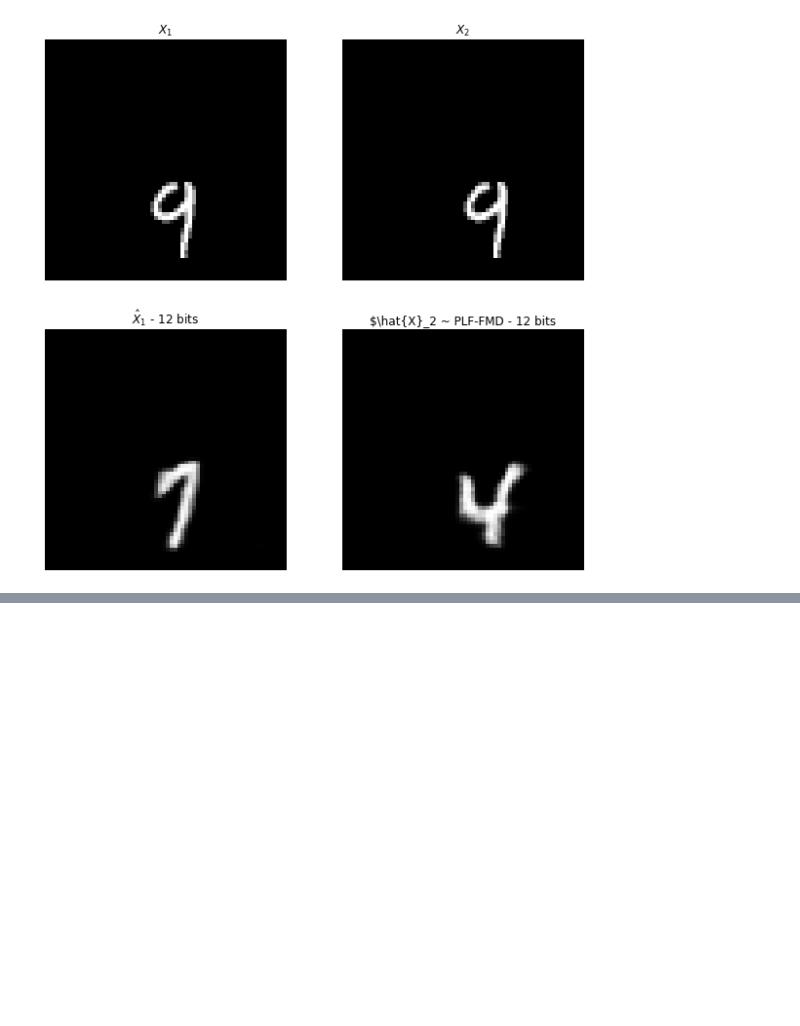
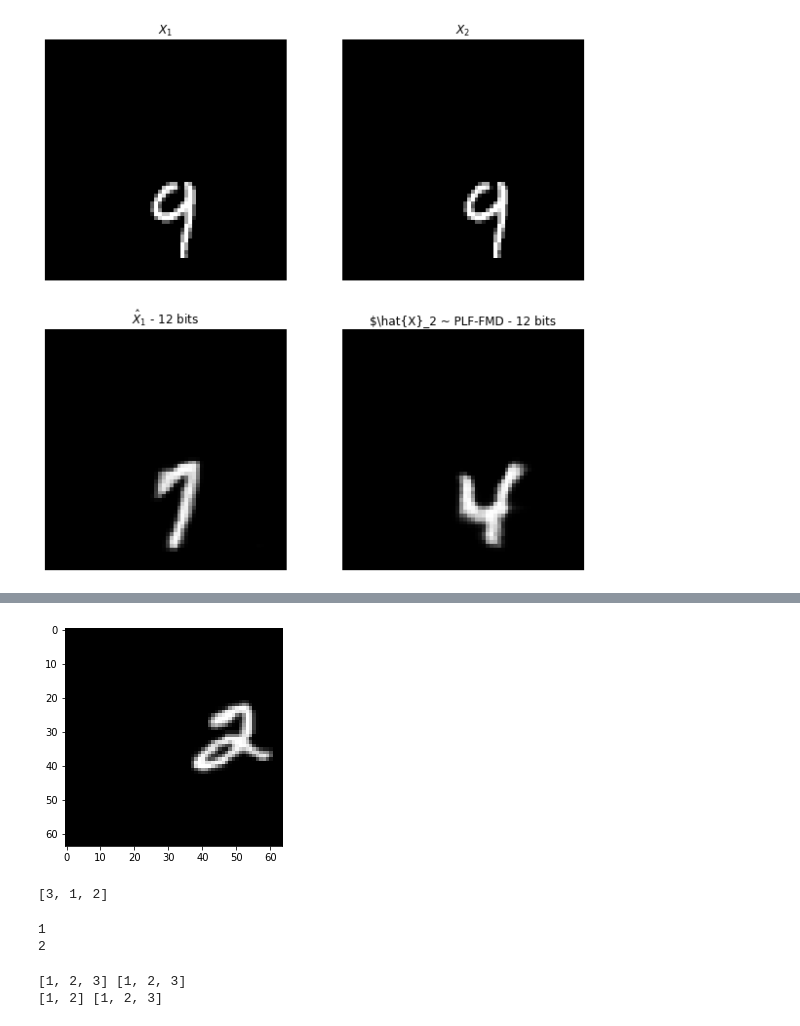
Before and after one commit to jadick/URDP_flow, a Jupyter notebook: Plots.ipynb, the cells around one changed output, grey strips where cells are left out. Drawn from its saved outputs; the diff is of its cells as text; code cells hidden in the pictures; blank space fills up the shorter version.

```diff
--- a/Plots.ipynb
+++ b/Plots.ipynb
@@ -982,0 +705,68 @@ class MovingMNIST_custom_step(object):
+# %%
+def set_direction(direction,step,digit_size, img_size):
+        if direction == 'up':
+            dx = 0
+            dy = step
+            sx = digit_size - digit_size//2
+            sy = img_size - digit_size
+        elif direction == 'down':
+            dx = 0
+            dy = -step
+            sx = digit_size - digit_size//2
+            sy = 0
+        if direction == 'left':
+            dx = step
+            dy = 0
+            sx = img_size - digit_size
+            sy = digit_size - digit_size//2
+        elif direction == 'right':
+            dx = step
+            dy = 0
+            sx = 0
+            sy = digit_size - digit_size//2
+        return dx, dy, sx, sy
+def set_initial_position(self, direction):
+        if direction == 'up':
+            sx = self.digit_size - self.digit_size//2
+            sy = self.img_size - self.digit_size
+        elif direction == 'down':
+            sx = self.digit_size - self.digit_size//2
+            sy = 0
+        if direction == 'left':
+            sx = self.img_size - self.digit_size
+            sy = self.digit_size - self.digit_size//2
+        elif direction == 'right':
+            sx = 0
+            sy = self.digit_size - self.digit_size//2
+        return sx, sy
+# %%
+data = datasets.MNIST( './data',train=True, download=True,transform=transforms.Compose([transforms.Resize(32),transforms.ToTensor()]))
+x = np.zeros((3,64,64,1), dtype=np.float32)
+digit, _ =data[5]
+_,_,sx,sy = set_direction('left', 5 ,32, 64)
+x[0, sy:sy+32, sx:sx+32, 0] += digit.numpy().squeeze()
+plt.imshow(x[0,:,:,0], cmap = 'gray')
+plt.show()
+# %% [output]
+[figure, added]
+# %%
+a =[1,2,3]
+np.random.shuffle(a)
+print(a)ra
+# %% [output]
+[3, 1, 2]
+# %%
+for i in range(1,3):
+    print(i)
+# %% [output]
+1
+2
+# %%
+a =[1,2,3]
+a2 = a[:]
+print(a2,a)
+a2.pop()
+print(a2,a)
+# %% [output]
+[1, 2, 3] [1, 2, 3]
+[1, 2] [1, 2, 3]
```
Also changed, not shown: parts of 27 cells of this notebook, 59 other files.
